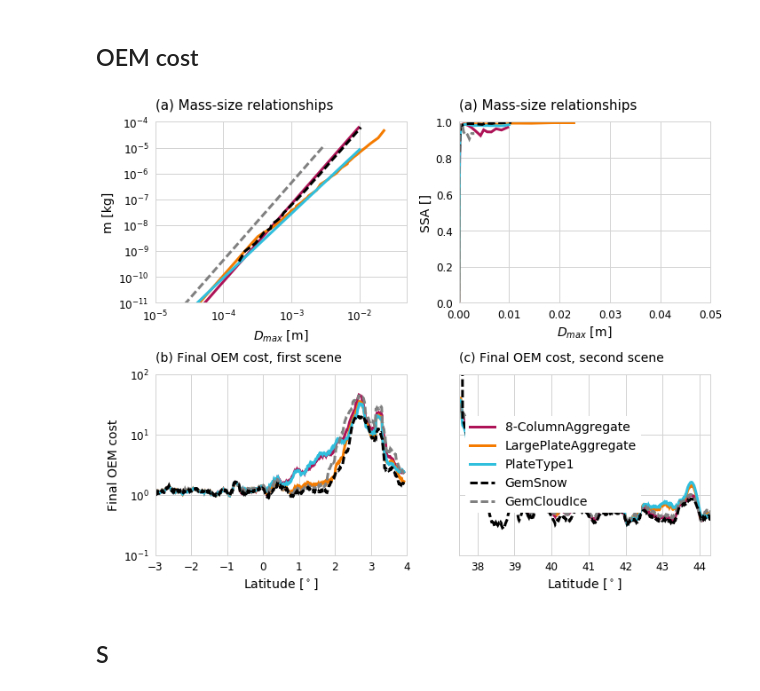
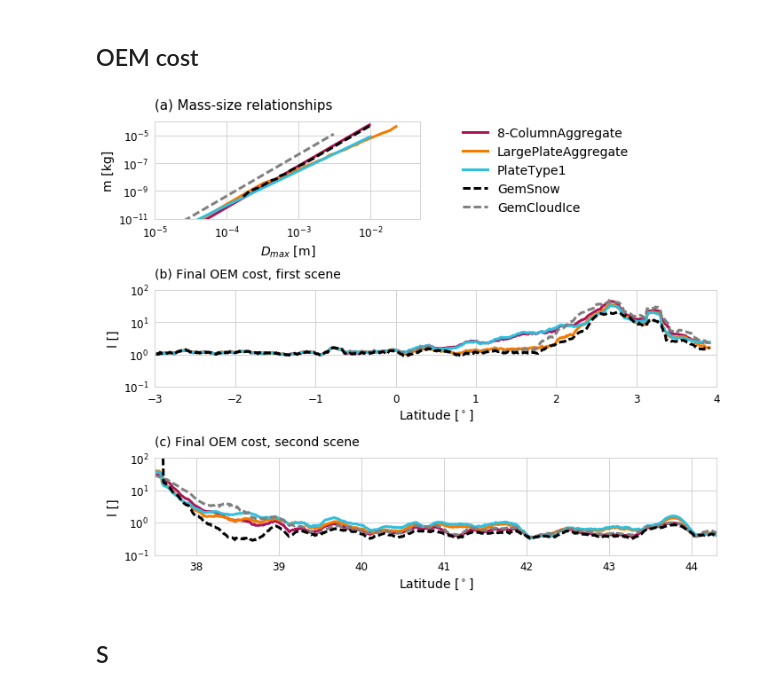
Before and after one commit to simonpf/mcrf, a Jupyter notebook: notebooks/liras/combined_results.ipynb, the cells around one changed output. Drawn from its saved outputs; the diff is of its cells as text; code cells hidden in the pictures.

Commit message:
Added figures.

```diff
--- a/notebooks/liras/combined_results.ipynb
+++ b/notebooks/liras/combined_results.ipynb
@@ -96,7 +96,7 @@ gg  = getattr(ssdb, "GemGraupel")
 
 from matplotlib.gridspec import GridSpec
 fig = plt.figure(figsize = (10, 8))
-gs = GridSpec(2, 2)
+gs = GridSpec(3, 2)
 
 #
 # Mass size relationship.
@@ -145,47 +145,16 @@ ax.set_title("(a) Mass-size relationships", loc = "left", fontsize = 15)
 #
 
 ax = plt.subplot(gs[0, 1])
-f = 448e9
-handles = []
-x = np.array([d.diameter_max for d in eca.meta_data])
-y = get_ssa(eca, f)
-handles += ax.plot(x, y, label = "8-ColumnAggregate", lw = 3)
-
-x = np.array([d.diameter_max for d in lpa.meta_data])
-y = get_ssa(lpa, f)
-handles += ax.plot(x, y, label = "LargePlateAggregate", lw = 3)
-
-x = np.array([d.diameter_max for d in pt1.meta_data])
-y = get_ssa(pt1, f)
-handles += ax.plot(x, y, label = "PlateType1", lw = 3)
-
-x = np.array([d.diameter_max for d in gs_m])
-y = get_ssa_gs(f)
-handles += ax.plot(x, y, label = "GemSnow", lw = 3, ls = "--", c = "k")
-
-x = np.array([d.diameter_max for d in gci_m])
-y = get_ssa_gci(f)
-handles += ax.plot(x, y, label = "GemCloudIce", lw = 3, ls = "--", c = "grey")
-
-ax.set_xlim([1e-5, 5e-2])
-ax.set_ylabel("SSA []", fontsize = 14)
-ax.set_xlabel("$D_{max}$ [m]", fontsize = 14)
-ax.set_ylim([0, 1])
-
-for tick in ax.xaxis.get_major_ticks():
-    tick.label.set_fontsize(12)
-
-for tick in ax.yaxis.get_major_ticks():
-    tick.label.set_fontsize(12)
-
-ax.set_title("(a) Mass-size relationships", loc = "left", fontsize = 15)
+ax.set_axis_off()
+labels = ["8-ColumnAggregate", "LargePlateAggregate", "PlateType1", "GemSnow", "GemCloudIce"]
+ax.legend(loc = "center left", handles = handles, labels = labels, fontsize = 14)
 
 
 #
 # OEM cost
 #
 
-ax = plt.subplot(gs[1, 0])
+ax = plt.subplot(gs[1, :])
 
 hs = ["8-ColumnAggregate_None",
       "LargePlateAggregate_None",
@@ -203,7 +172,7 @@ for h, c, ls in zip(hs, cs, lss):
     ax.set_ylim([1e-1, 100])
 
 ax.set_yscale("log")
-ax.set_ylabel("Final OEM cost", fontsize = 14)
+ax.set_ylabel("l []", fontsize = 14)
 ax.set_xlabel("Latitude [$^\circ$]", fontsize = 14)
 ax.set_xlim([-3, 4])
 
@@ -220,53 +189,42 @@ ax.set_title("(b) Final OEM cost, first scene", loc = "left", fontsize = 14)
 # OEM cost
 #
 
-ax = plt.subplot(gs[1, 1])
+ax = plt.subplot(gs[2, :])
 
 hs = ["8-ColumnAggregate_None",
       "LargePlateAggregate_None",
       "PlateType1_None",
       "GemCloudIce_None",
       "GemSnow_None"]
 cs = ["C0", "C1", "C2", "grey", "k"]
 lss = (["-"] * 3 + ["--", "--"])
 for h, c, ls in zip(hs, cs, lss):
     lats = reference_b["lat"]
     y = results_b[h]["diagnostics"][:, 3]
     y[y.mask] = 0.0
     y = np.convolve(y, np.ones(20) / 20.0, mode = "valid")
     x = np.convolve(lats, np.ones(20) / 20.0, mode = "valid")
     ax.plot(x, y, alpha = 1.0, c = c, ls = ls, lw = 3)
     ax.set_ylim([1e-1, 100])
 
 ax.set_yscale("log")
 ax.set_xlabel("Latitude [$^\circ$]", fontsize = 14)
-ax.set_yticklabels([])
 ax.set_xlim([37.5, 44.3])
 
 for tick in ax.xaxis.get_major_ticks():
     tick.label.set_fontsize(12)
 
 for tick in ax.yaxis.get_major_ticks():
     tick.label.set_fontsize(12)
 
 
 ax.set_title("(c) Final OEM cost, second scene", loc = "left", fontsize = 14)
-
-
-#
-# Legend
-#
-
-#ax = plt.subplot(gs[0, 1])
-#ax.set_axis_off()
-
-labels = ["8-ColumnAggregate", "LargePlateAggregate", "PlateType1", "GemSnow", "GemCloudIce"]
-ax.legend(loc = "center left", handles = handles, labels = labels, fontsize = 14)
+ax.set_ylabel("l []", fontsize = 14)
 
 plt.tight_layout()
 fig.savefig("../../plots/costs.pdf", bbox_inches = "tight")
 # %% [output]
-[figure, old version]
+[figure, new version]
 # %% [markdown]
 ## S
 # %%
```
Also changed, not shown: 15 other files.
